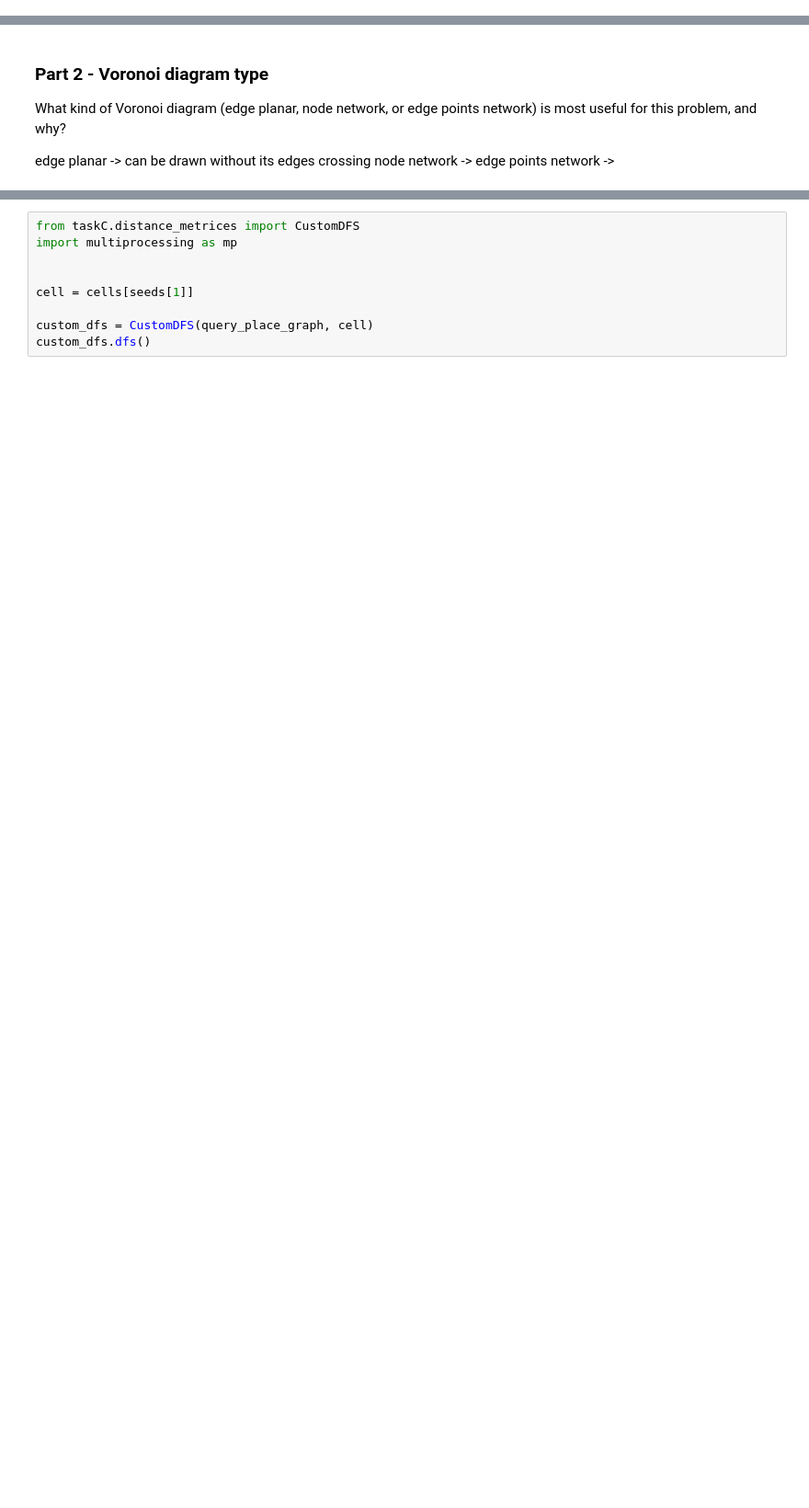
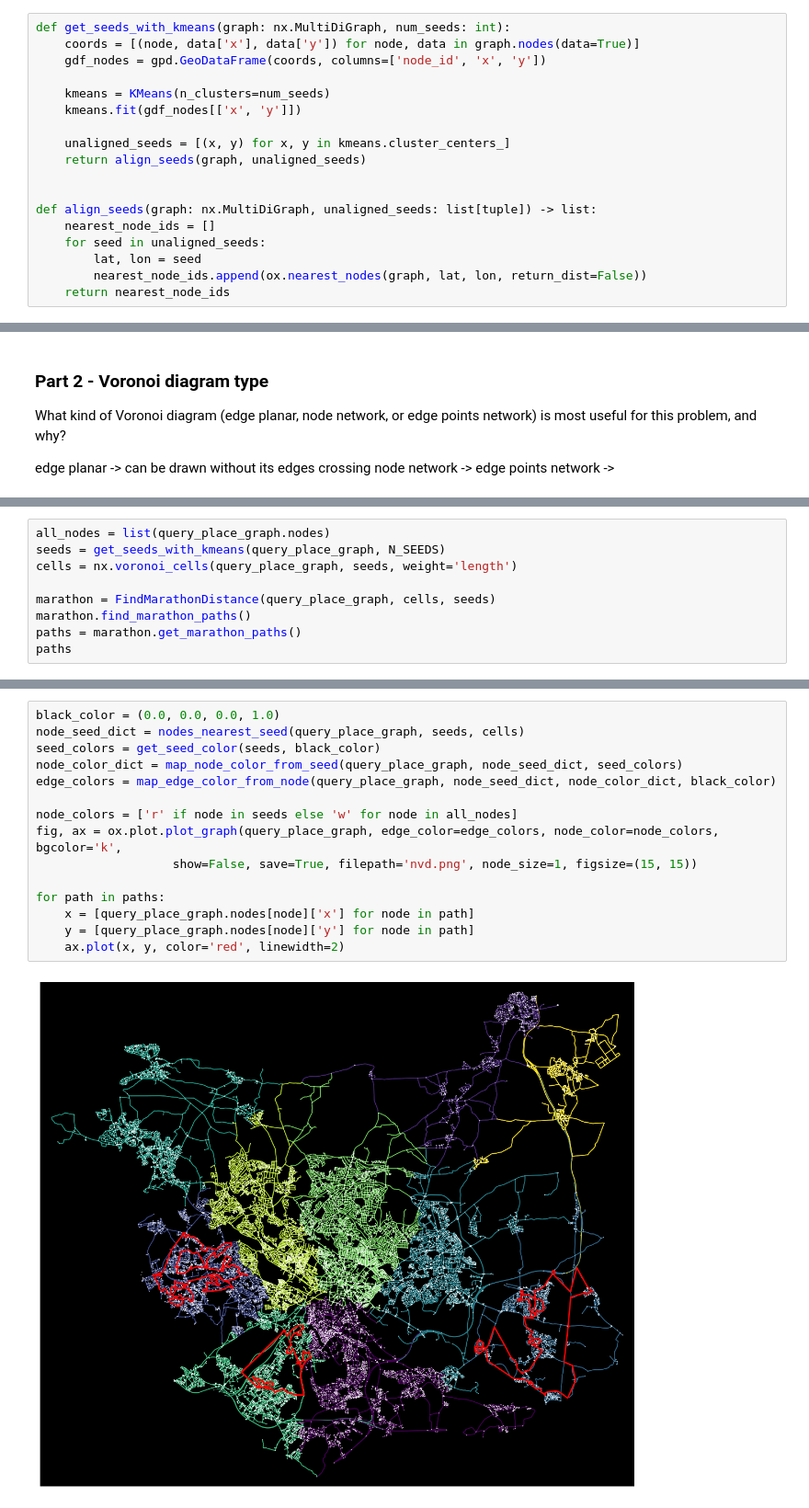
Before and after one commit to RichardGubijev/NDACW2, a Jupyter notebook: taskC.ipynb, the cells around one changed output, grey strips where cells are left out. Shown at 92% size. Drawn from its saved outputs; the diff is of its cells as text; blank space fills up the shorter version.

```diff
--- a/taskC.ipynb
+++ b/taskC.ipynb
@@ -55,6 +52,24 @@ What type of Voronoi diagram
 # %% [markdown]
 ## Question 1 - Seed points with K-means for even distribution
 Here sklearn library KMeans is used to extract evenly distributed nodes together with the nearest_node method from the osmnx to find the closest node from the (x,y) coordinates coming from k-means.
+# %%
+def get_seeds_with_kmeans(graph: nx.MultiDiGraph, num_seeds: int):
+    coords = [(node, data['x'], data['y']) for node, data in graph.nodes(data=True)]
+    gdf_nodes = gpd.GeoDataFrame(coords, columns=['node_id', 'x', 'y'])
+
+    kmeans = KMeans(n_clusters=num_seeds)
+    kmeans.fit(gdf_nodes[['x', 'y']])
+
+    unaligned_seeds = [(x, y) for x, y in kmeans.cluster_centers_]
+    return align_seeds(graph, unaligned_seeds)
+
+
+def align_seeds(graph: nx.MultiDiGraph, unaligned_seeds: list[tuple]) -> list:
+    nearest_node_ids = []
+    for seed in unaligned_seeds:
+        lat, lon = seed
+        nearest_node_ids.append(ox.nearest_nodes(graph, lat, lon, return_dist=False))
+    return nearest_node_ids
 # %%
 all_nodes = list(query_place_graph.nodes)
 seeds = get_seeds_with_kmeans(query_place_graph, N_SEEDS)
@@ -83,0 +120,9 @@ edge points network ->
+# %%
+all_nodes = list(query_place_graph.nodes)
+seeds = get_seeds_with_kmeans(query_place_graph, N_SEEDS)
+cells = nx.voronoi_cells(query_place_graph, seeds, weight='length')
+
+marathon = FindMarathonDistance(query_place_graph, cells, seeds)
+marathon.find_marathon_paths()
+paths = marathon.get_marathon_paths()
+paths
@@ -93,9 +166,17 @@ cells = nx.voronoi_cells(query_place_graph, seeds, weight='length')
 # %%
-from taskC.distance_metrices import CustomDFS
-import multiprocessing as mp
+black_color = (0.0, 0.0, 0.0, 1.0)
+node_seed_dict = nodes_nearest_seed(query_place_graph, seeds, cells)
+seed_colors = get_seed_color(seeds, black_color)
+node_color_dict = map_node_color_from_seed(query_place_graph, node_seed_dict, seed_colors)
+edge_colors = map_edge_color_from_node(query_place_graph, node_seed_dict, node_color_dict, black_color)
 
+node_colors = ['r' if node in seeds else 'w' for node in all_nodes]
+fig, ax = ox.plot.plot_graph(query_place_graph, edge_color=edge_colors, node_color=node_colors, bgcolor='k',
+                   show=False, save=True, filepath='nvd.png', node_size=1, figsize=(15, 15))
 
-cell = cells[seeds[1]]
-
-custom_dfs = CustomDFS(query_place_graph, cell)
-custom_dfs.dfs()
+for path in paths:
+    x = [query_place_graph.nodes[node]['x'] for node in path]
+    y = [query_place_graph.nodes[node]['y'] for node in path]
+    ax.plot(x, y, color='red', linewidth=2)
+# %% [output]
+[figure, added]
```
Also changed, not shown: parts of 8 cells of this notebook, 1 other file.
